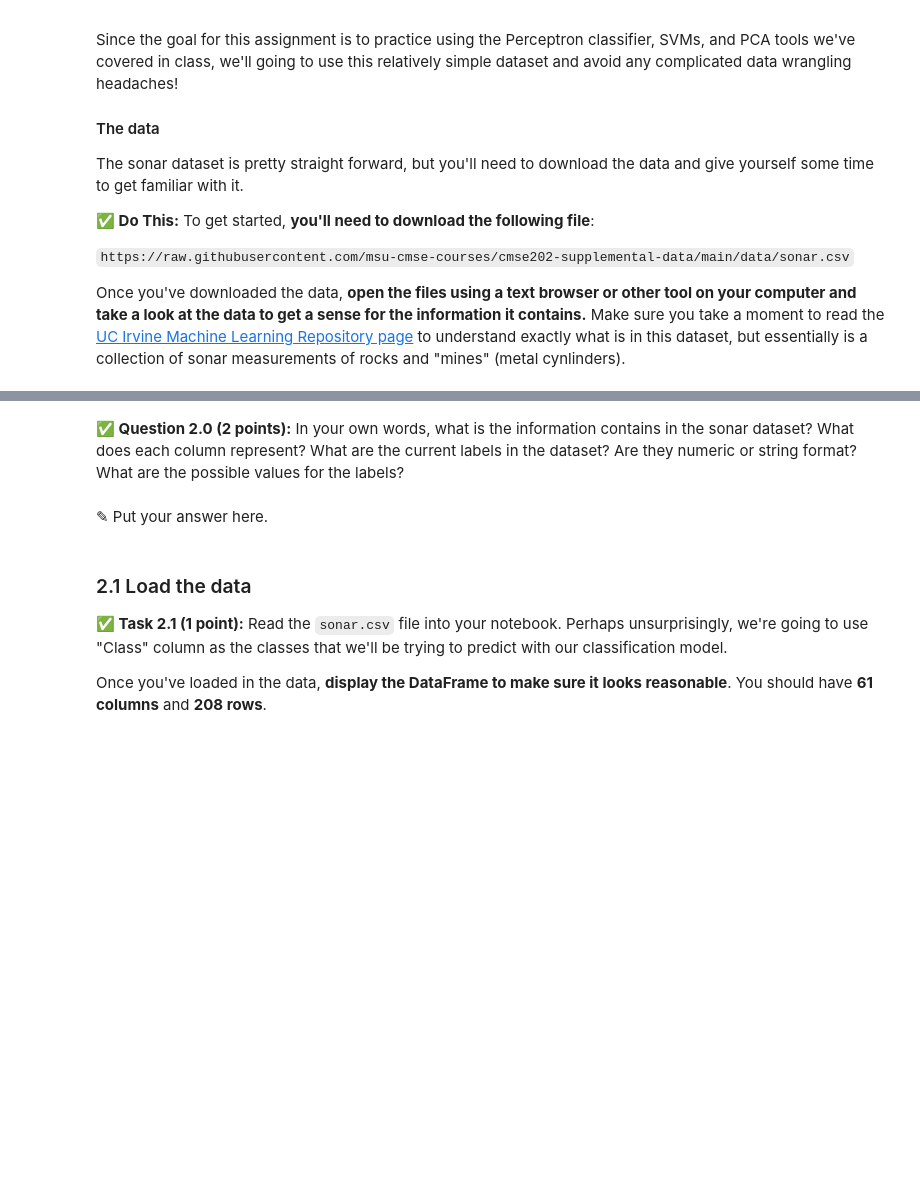
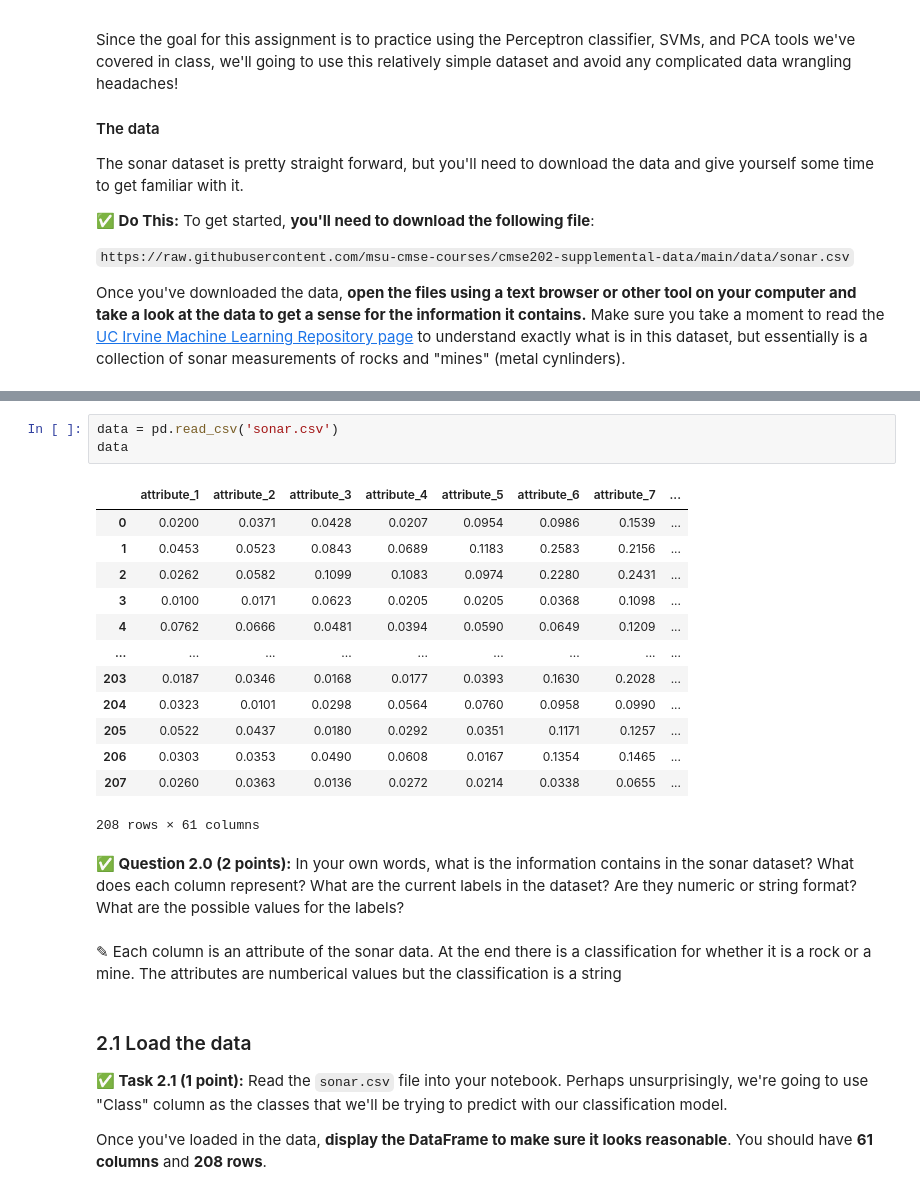
Before and after one commit to Enzo-Cereghino/CMSE202-f23-turnin, a Jupyter notebook: hw-04/HW-04_PerceptronSVMandPCA-STUDENT.ipynb, the cells around one changed output, grey strips where cells are left out. Saved outputs shown, nothing was run; the diff lists cells and outputs as text; blank space fills up the shorter version.

```diff
--- a/hw-04/HW-04_PerceptronSVMandPCA-STUDENT.ipynb
+++ b/hw-04/HW-04_PerceptronSVMandPCA-STUDENT.ipynb
@@ -98,7 +102,24 @@ Once you've downloaded the data, **open the files using a text browser or other
+# %%
+data = pd.read_csv('sonar.csv')
+data
+# %% [output]
+|  | attribute_1 | attribute_2 | attribute_3 | attribute_4 | attribute_5 | attribute_6 | attribute_7 | ... |
+| 0 | 0.0200 | 0.0371 | 0.0428 | 0.0207 | 0.0954 | 0.0986 | 0.1539 | ... |
+| 1 | 0.0453 | 0.0523 | 0.0843 | 0.0689 | 0.1183 | 0.2583 | 0.2156 | ... |
+| 2 | 0.0262 | 0.0582 | 0.1099 | 0.1083 | 0.0974 | 0.2280 | 0.2431 | ... |
+| 3 | 0.0100 | 0.0171 | 0.0623 | 0.0205 | 0.0205 | 0.0368 | 0.1098 | ... |
+| 4 | 0.0762 | 0.0666 | 0.0481 | 0.0394 | 0.0590 | 0.0649 | 0.1209 | ... |
+| ... | ... | ... | ... | ... | ... | ... | ... | ... |
+| 203 | 0.0187 | 0.0346 | 0.0168 | 0.0177 | 0.0393 | 0.1630 | 0.2028 | ... |
+| 204 | 0.0323 | 0.0101 | 0.0298 | 0.0564 | 0.0760 | 0.0958 | 0.0990 | ... |
+| 205 | 0.0522 | 0.0437 | 0.0180 | 0.0292 | 0.0351 | 0.1171 | 0.1257 | ... |
+| 206 | 0.0303 | 0.0353 | 0.0490 | 0.0608 | 0.0167 | 0.1354 | 0.1465 | ... |
+| 207 | 0.0260 | 0.0363 | 0.0136 | 0.0272 | 0.0214 | 0.0338 | 0.0655 | ... |
+208 rows × 61 columns
 # %% [markdown]
 **&#9989; Question 2.0 (2 points):** In your own words, what is the information contains in the sonar dataset? What does each column represent? What are the current labels in the dataset? Are they numeric or string format? What are the possible values for the labels?
-# %% [markdown]
-<font size=+3>&#9998;</font> Put your answer here.
+# %% [markdown]
+<font size=+3>&#9998;</font> Each column is an attribute of the sonar data. At the end there is a classification for whether it is a rock or a mine. The attributes are numberical values but the classification is a string
 # %% [markdown]
 ### 2.1 Load the data
 
```
Also changed, not shown: parts of 11 cells of this notebook.
